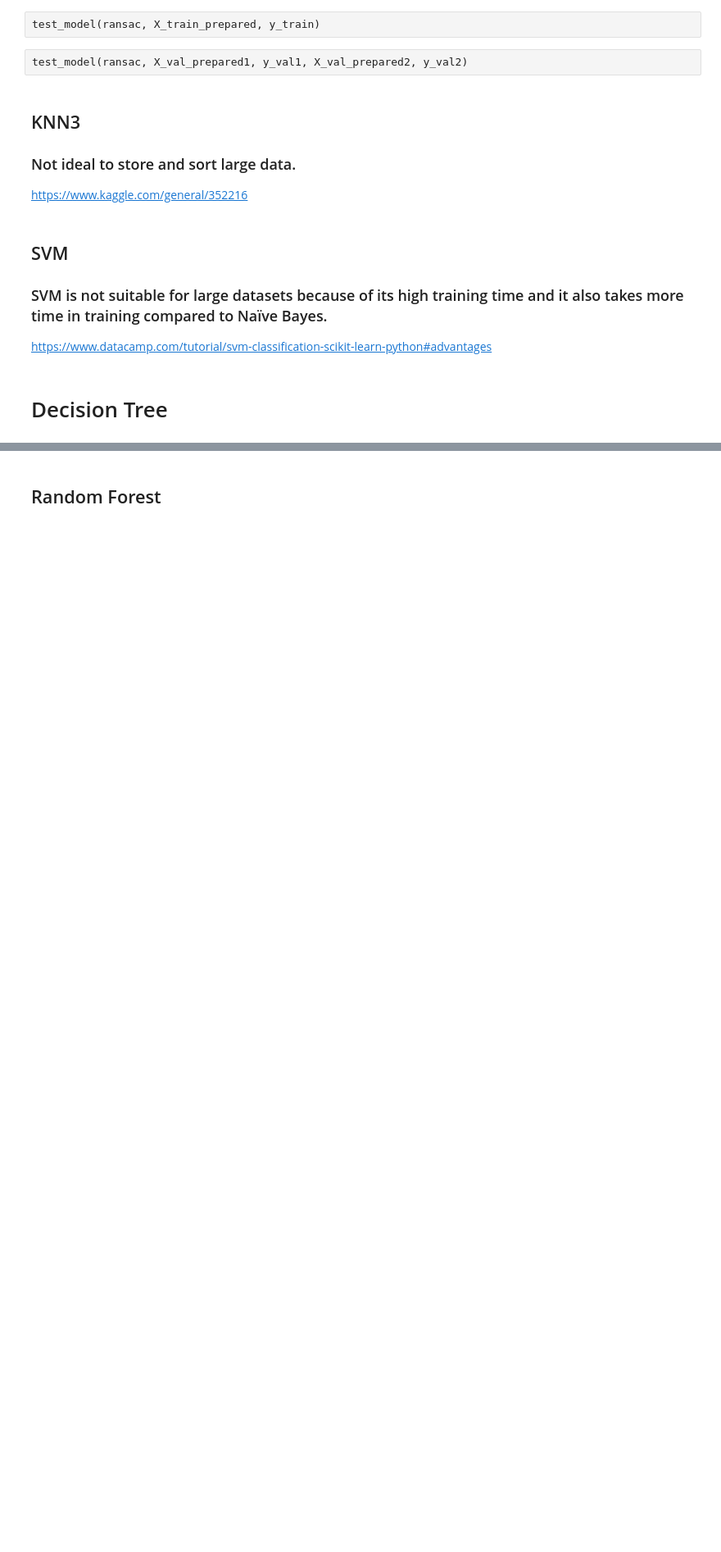
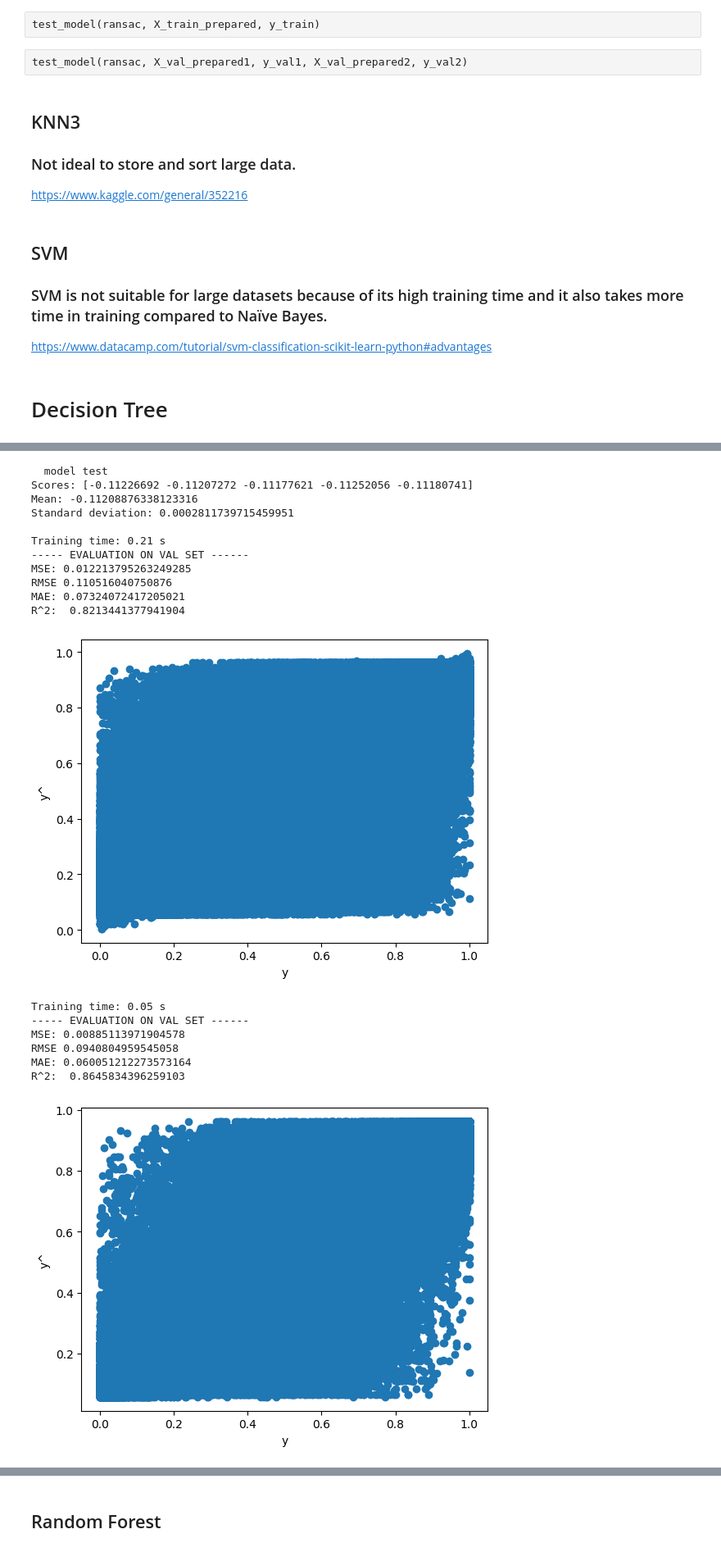
Before and after one commit to or1ol/CaptstoneProject, a Jupyter notebook: dades_complet_v1-6-Prediction.ipynb, the cells around one changed output, grey strips where cells are left out. Shown at 82% size. Drawn from its saved outputs; the diff is of its cells as text; code cells hidden in the pictures; blank space fills up the shorter version.

```diff
--- a/dades_complet_v1-6-Prediction.ipynb
+++ b/dades_complet_v1-6-Prediction.ipynb
@@ -374,15 +607,3 @@ https://www.datacamp.com/tutorial/svm-classification-scikit-learn-python#advanta
 # Decision Tree
 # %%
 from sklearn.tree import DecisionTreeRegressor
-# %%
-X_train_prepared = full_pipeline.transform(X_train[X_train.month.isin([2, 3, 4])].copy())
-X_val_prepared1 = full_pipeline.transform(X_val1[X_val1.month.isin([2, 3, 4])].copy())
-X_val_prepared2 = full_pipeline.transform(X_val2[X_val2.month.isin([2, 3, 4])].copy())
-
-cat_y_train_prepared = cat_y_train[X_train.month.isin([2, 3, 4])].copy()
-cat_y_val1_prepared = cat_y_val1[X_val1.month.isin([2, 3, 4])].copy()
-cat_y_val2_prepared = cat_y_val2[X_val2.month.isin([2, 3, 4])].copy()
-
-print("x_train_prepared:",X_train_prepared.shape,"y_train: ",y_train.shape)
-print("x_test_prepared:",X_val_prepared1.shape,"y_test: ",y_val1.shape)
-print("x_test_prepared:",X_val_prepared2.shape,"y_test: ",y_val2.shape)
@@ -534,0 +610,5 @@ graph = graphviz.Source(dot_data)
+# %%
+%%time
+
+# define model
+tree_reg = DecisionTreeRegressor(criterion='friedman_mse', max_depth=11, random_state=config.seed)
@@ -534,0 +618,26 @@ graph = graphviz.Source(dot_data)
+# %%
+%%time
+
+test_model_train_val_test(
+    tree_reg,
+    (X_train_prepared, y_train_prepared),
+    (X_val_prepared, y_val_prepared),
+    (X_test_prepared,  y_test_prepared),
+    show=True
+)
+
+# {'train': mse_t     0.012214
+#  rmse_t    0.110516
+#  mae_t     0.073241
+#  r2_t      0.821344
+#  dtype: object,
+#  'test': mse_t     0.008851
+#  rmse_t     0.09408
+#  mae_t     0.060051
+#  r2_t      0.864583
+#  mse_v     0.013148
+#  rmse_v    0.114664
+#  mae_v     0.077034
+#  r2_v      0.820239
+#  dtype: object}
+# %% [output]
@@ -534,0 +648,19 @@ graph = graphviz.Source(dot_data)
+  model test
+Scores: [-0.11226692 -0.11207272 -0.11177621 -0.11252056 -0.11180741]
+Mean: -0.11208876338123316
+Standard deviation: 0.0002811739715459951
+
+Training time: 0.21 s
+----- EVALUATION ON VAL SET ------
+MSE: 0.012213795263249285
+RMSE 0.110516040750876
+MAE: 0.07324072417205021
+R^2:  0.8213441377941904
+[figure, added]
+Training time: 0.05 s
+----- EVALUATION ON VAL SET ------
+MSE: 0.00885113971904578
+RMSE 0.0940804959545058
+MAE: 0.060051212273573164
+R^2:  0.8645834396259103
+[figure, added]
```
Also changed, not shown: parts of 116 cells of this notebook, 6 other files.
